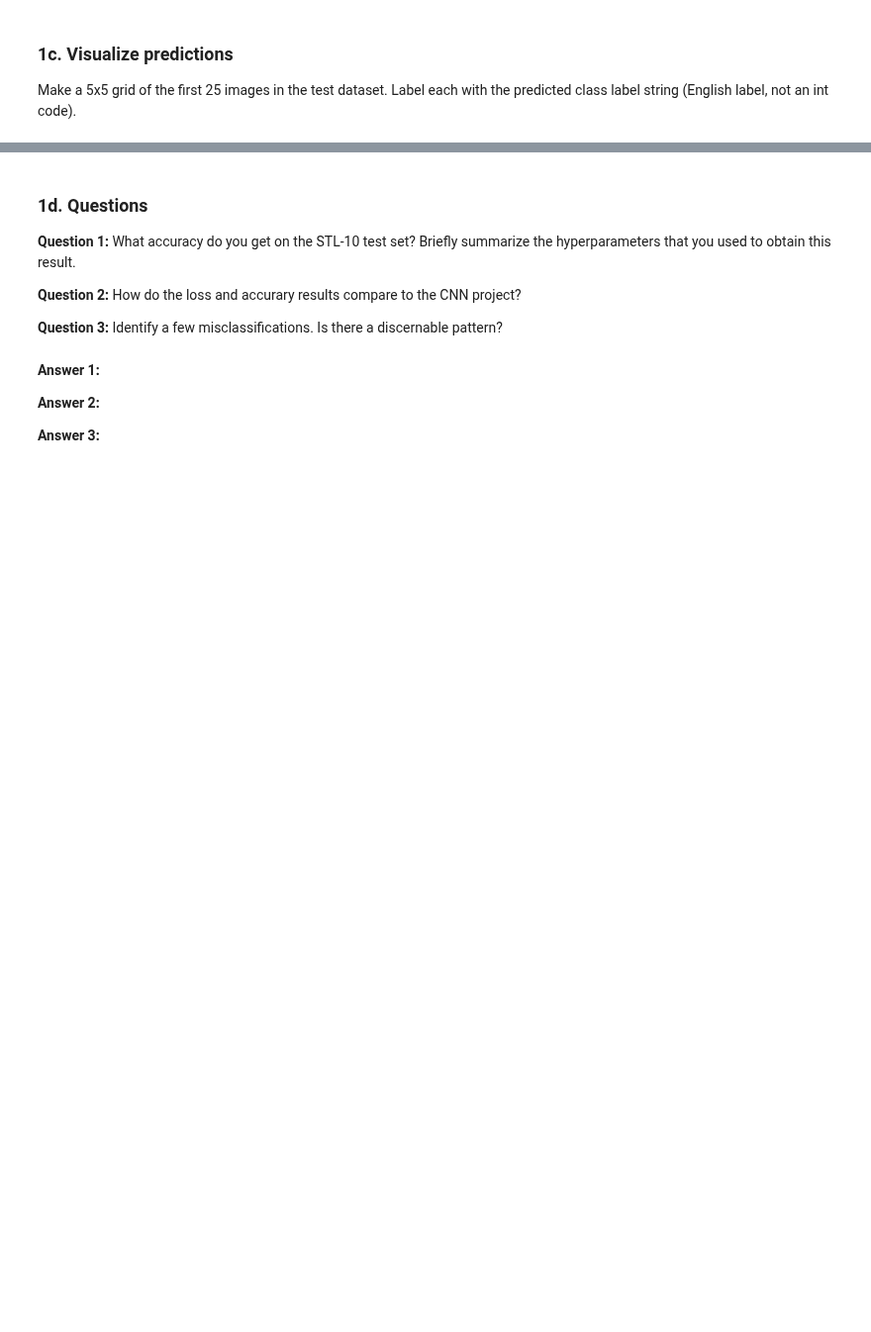
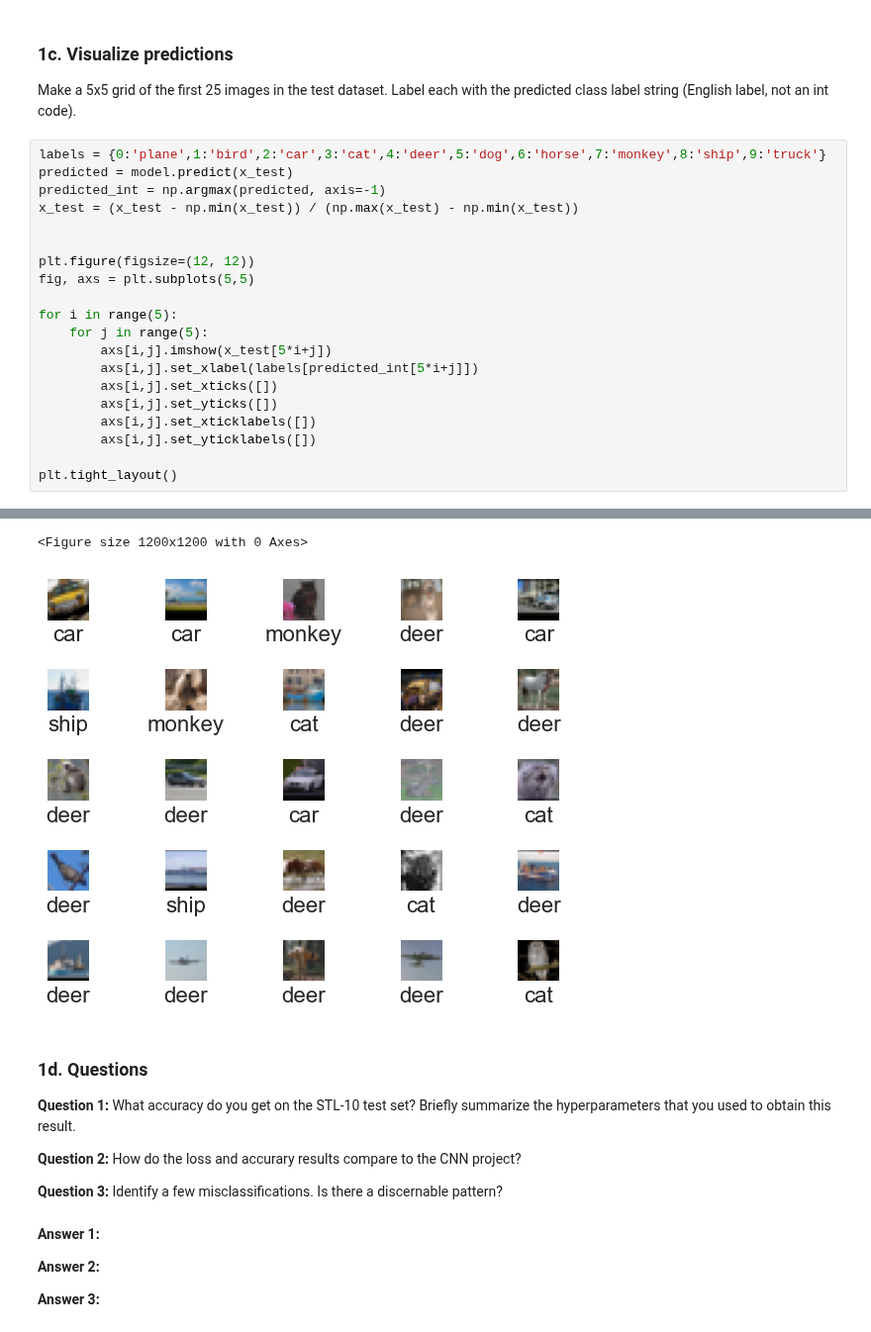
Before and after one commit to GhailanFadah/Neural-Networks, a Jupyter notebook: project4/transfer_learning.ipynb, the cells around one changed output, grey strips where cells are left out. Shown at 99% size. Drawn from its saved outputs; the diff is of its cells as text; blank space fills up the shorter version.

```diff
--- a/project4/transfer_learning.ipynb
+++ b/project4/transfer_learning.ipynb
@@ -113,3 +199,24 @@ A high quality plot consists of:
 ### 1c. Visualize predictions
 
 Make a 5x5 grid of the first 25 images in the test dataset. Label each with the predicted class label string (English label, not an int code).
+# %%
+labels = {0:'plane',1:'bird',2:'car',3:'cat',4:'deer',5:'dog',6:'horse',7:'monkey',8:'ship',9:'truck'}
+predicted = model.predict(x_test)
+predicted_int = np.argmax(predicted, axis=-1)
+x_test = (x_test - np.min(x_test)) / (np.max(x_test) - np.min(x_test))
+
+
+plt.figure(figsize=(12, 12))
+fig, axs = plt.subplots(5,5)
+
+for i in range(5):
+    for j in range(5):
+        axs[i,j].imshow(x_test[5*i+j])
+        axs[i,j].set_xlabel(labels[predicted_int[5*i+j]])
+        axs[i,j].set_xticks([])
+        axs[i,j].set_yticks([])
+        axs[i,j].set_xticklabels([])
+        axs[i,j].set_yticklabels([])
+
+plt.tight_layout()
+# %% [output]
@@ -116,3 +224,5 @@ Make a 5x5 grid of the first 25 images in the test dataset. Label each with the
+<Figure size 1200x1200 with 0 Axes>
+[figure, added]
 # %% [markdown]
 ### 1d. Questions
 
```
Also changed, not shown: parts of 9 cells of this notebook, 1 other file.
